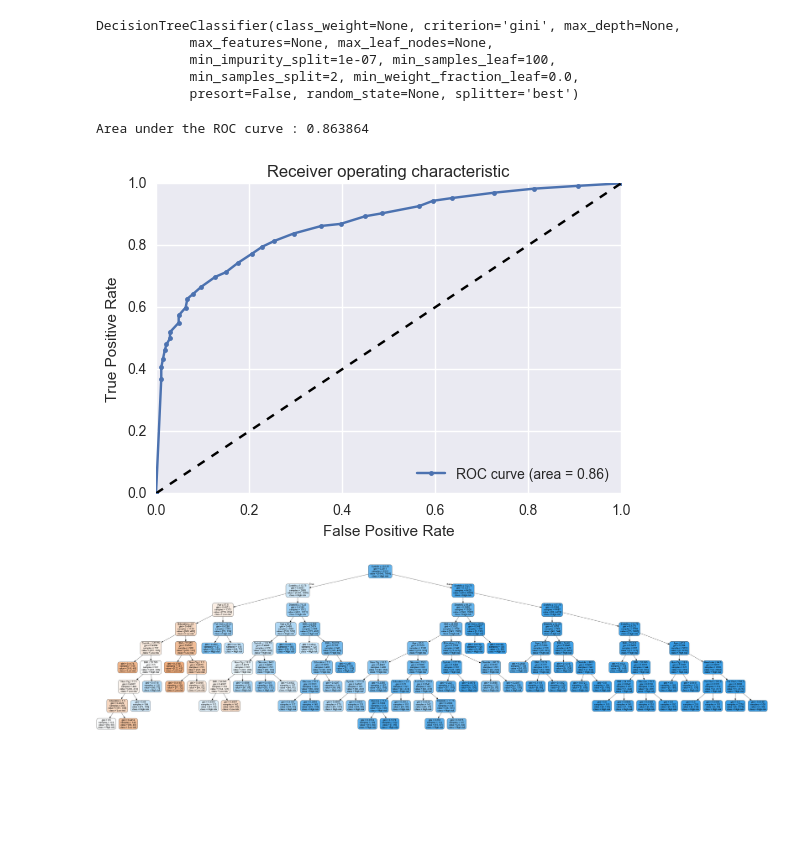
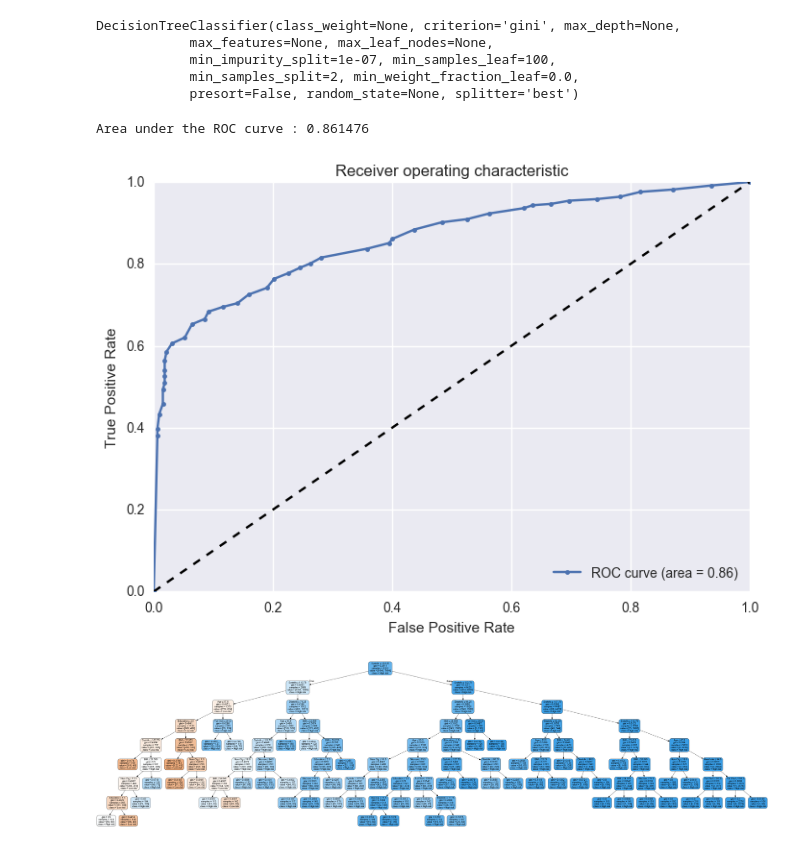
Before and after one commit to radifi/heart-disease-predictor, a Jupyter notebook: Project-Tree-Framingham.ipynb, the cells around one changed output. Cells and saved outputs as stored; diff of their text form; code cells hidden in the pictures; blank space fills up the shorter version.

```diff
--- a/Project-Tree-Framingham.ipynb
+++ b/Project-Tree-Framingham.ipynb
@@ -219,13 +219,13 @@ def generate_ROCplot(fpr,tpr,label,roc_auc):
     plt.legend(loc="lower right")
     plt.show()
 # %%
-fpr,tpr,roc_auc, thresholds = generate_auc(X_train,y_train,DecisionTreeClassifier,criterion= 'gini',
+fpr,tpr,roc_auc, thresholds = generate_auc(X,y,DecisionTreeClassifier,criterion= 'gini',
                                            max_depth= None, min_samples_leaf= 100, min_samples_split= 2,max_leaf_nodes= None)
 
 generate_ROCplot(fpr,tpr,'DT',roc_auc)
 # %% [output]
-Area under the ROC curve : 0.863864
+Area under the ROC curve : 0.861476
-[figure, old version]
+[figure, new version]
 # %%
 def visualize_tree(tree, feature_names):
     """Create tree png using graphviz.
```
Also changed, not shown: parts of 1 cell of this notebook, 1 other file.
